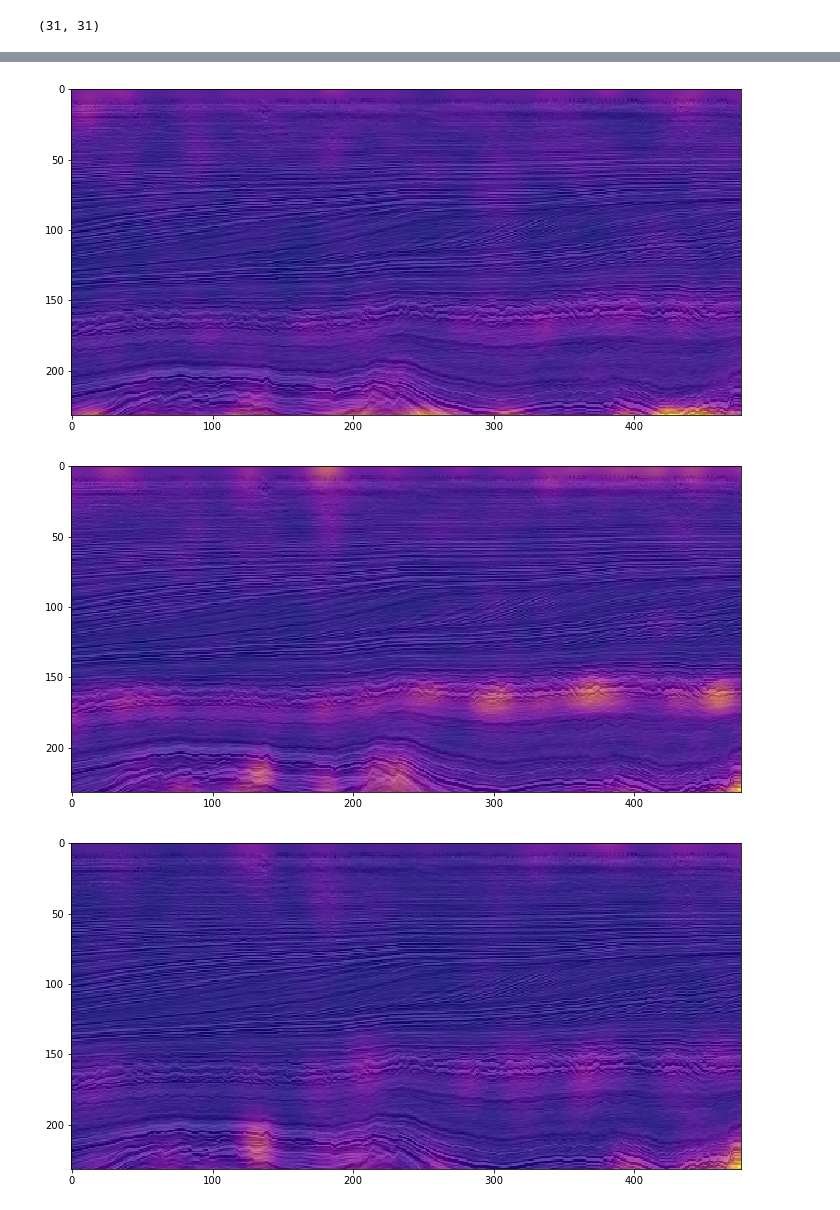
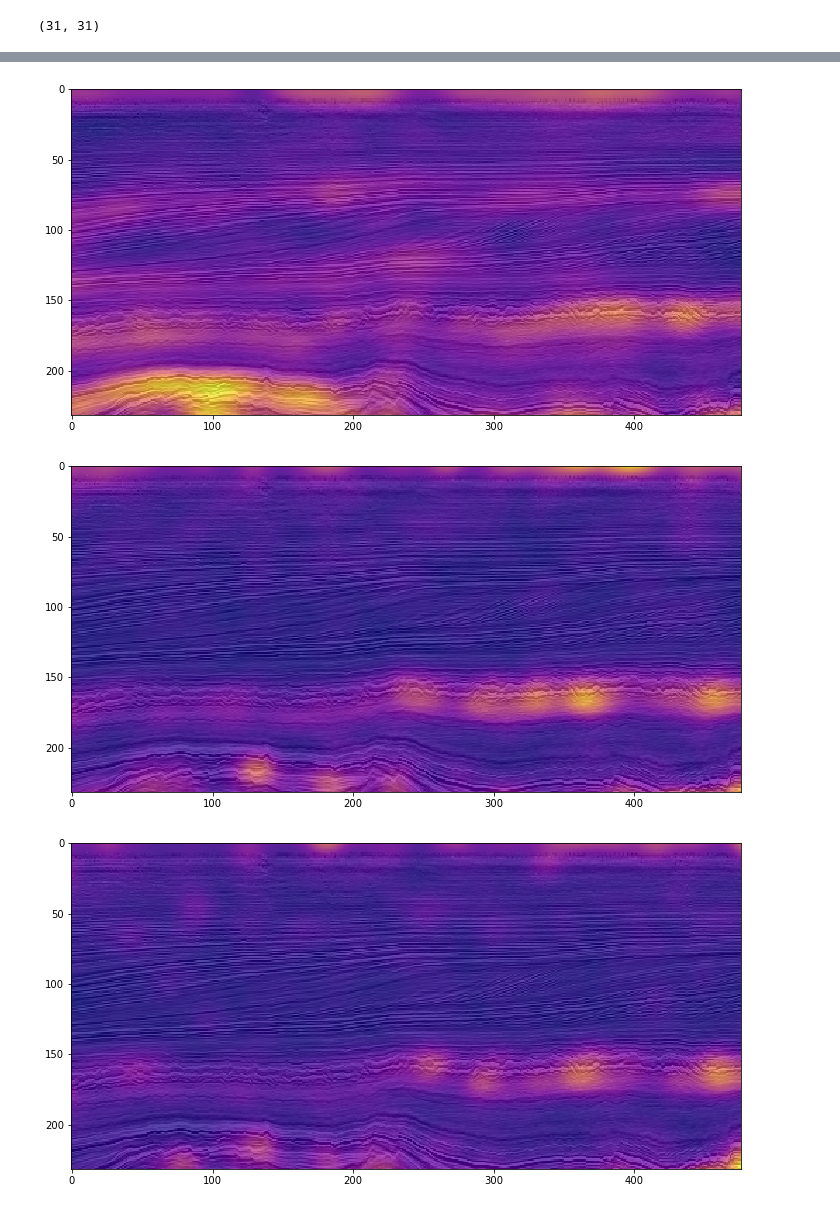
Before and after one commit to enthought/blusky, a Jupyter notebook: notebooks/Father Wavelet.ipynb, the cells around one changed output, grey strips where cells are left out. Cells and saved outputs as stored; diff of their text form; code cells hidden in the pictures.

```diff
--- a/notebooks/Father Wavelet.ipynb
+++ b/notebooks/Father Wavelet.ipynb
@@ -46,7 +46,7 @@ img_size = img.shape
 sample_rate = 0.004*3
 
 # vanilla filter bank
-wavelets = [vanilla_morlet_2d(sample_rate, j=i) for i in range(0,J+1)]
+wavelets = [vanilla_morlet_2d(sample_rate, j=i) for i in range(0,J)]
 father_wavelet = vanilla_gabor_2d(sample_rate, j=J)
 print (father_wavelet.kernel(0.).shape)
 # method of decimation
@@ -118,24 +150,26 @@ dw2 = dw//2
 # %%
-_img = resize(result[0][0,:,:,0], (img.shape[1], img.shape[0]))
+
+
+_img = resize(result[0][0,:,:,2], (img.shape[1], img.shape[0]))
 plt.figure(figsize=(12,6))
 plt.imshow(img[dh2:-dh2,dw2:-dw2,0], cmap='gray', vmin=-2.0*np.std(img), vmax=2.0*np.std(img))
 plt.imshow(_img[dh2:-dh2,dw2:-dw2], alpha=0.75, cmap='plasma')
 plt.show()
 
-_img = resize(result[2][0,:,:,0], (img.shape[1], img.shape[0]))
+_img = resize(result[2][0,:,:,2], (img.shape[1], img.shape[0]))
 plt.figure(figsize=(12,6))
 plt.imshow(img[dh2:-dh2,dw2:-dw2,0], cmap='gray', vmin=-2.0*np.std(img), vmax=2.0*np.std(img))
 plt.imshow(_img[dh2:-dh2,dw2:-dw2], alpha=0.75, cmap='plasma')
 plt.show()
 
-_img = resize(result[4][0,:,:,0], (img.shape[1], img.shape[0]))
+_img = resize(result[4][0,:,:,2], (img.shape[1], img.shape[0]))
 plt.figure(figsize=(12,6))
 plt.imshow(img[dh2:-dh2,dw2:-dw2,0], cmap='gray', vmin=-2.0*np.std(img), vmax=2.0*np.std(img))
 plt.imshow(_img[dh2:-dh2,dw2:-dw2], alpha=0.75, cmap='plasma')
 plt.show()
 
 
-_img = resize(result[6][0,:,:,0], (img.shape[1], img.shape[0]))
+_img = resize(result[6][0,:,:,2], (img.shape[1], img.shape[0]))
 plt.figure(figsize=(12,6))
 plt.imshow(img[dh2:-dh2,dw2:-dw2,0], cmap='gray', vmin=-2.0*np.std(img), vmax=2.0*np.std(img))
 plt.imshow(_img[dh2:-dh2,dw2:-dw2], alpha=0.75, cmap='plasma')
@@ -145,3 +179,3 @@ plt.show()
-[figure, old version]
+[figure, new version]
-[figure, old version]
+[figure, new version]
-[figure, old version]
+[figure, new version]
```
Also changed, not shown: parts of 4 cells of this notebook.
